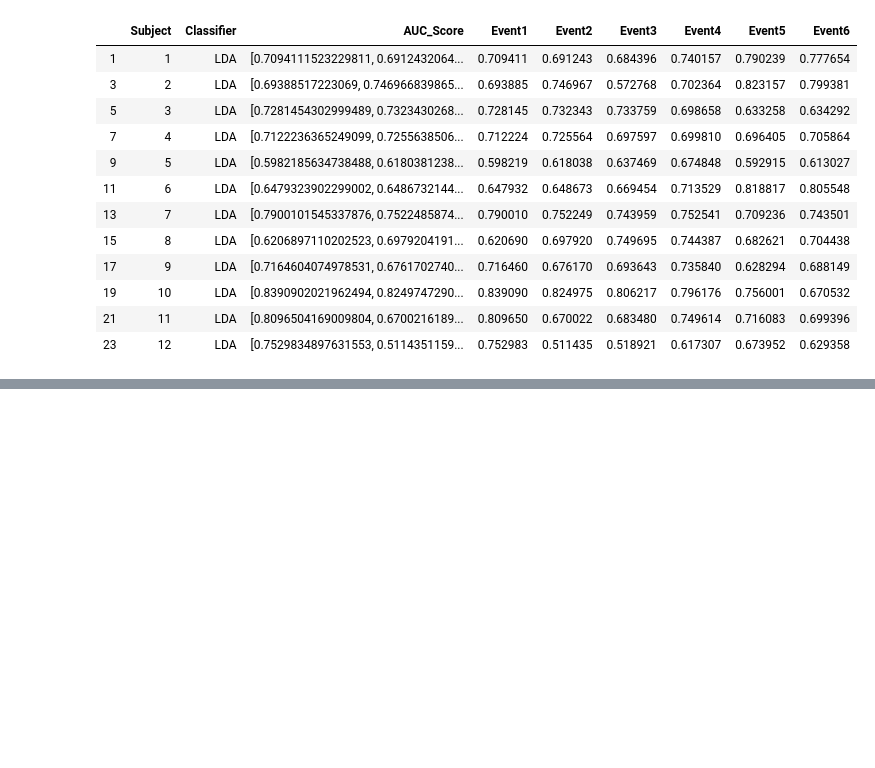
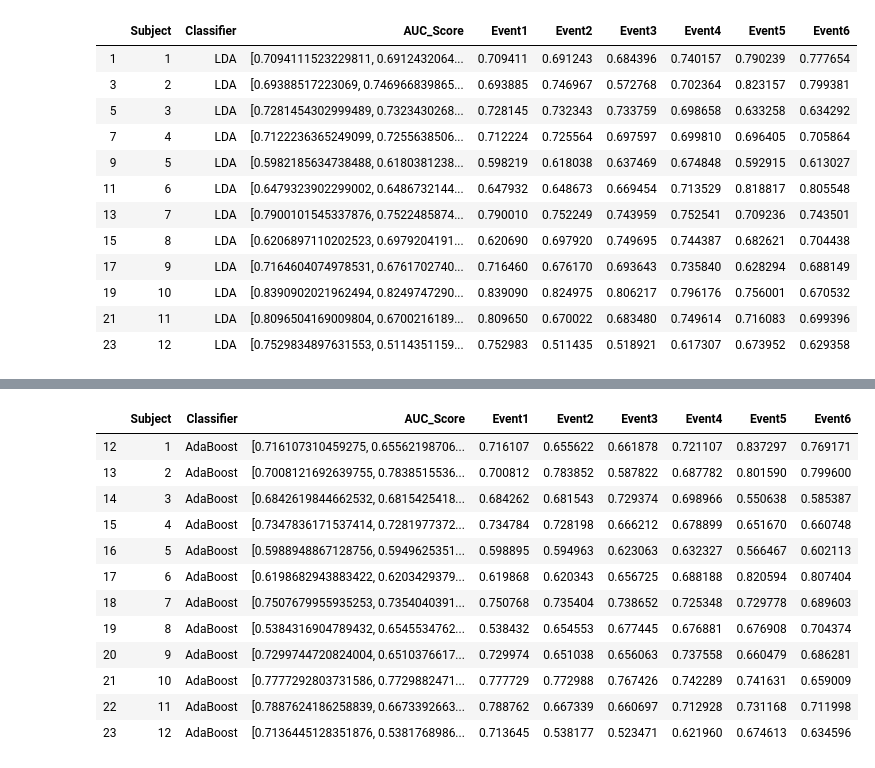
Before and after one commit to minavukovic/COGS189Project, a Jupyter notebook: Visualizations.ipynb, the cells around one changed output, grey strips where cells are left out. Saved outputs shown, nothing was run; the diff lists cells and outputs as text; code cells hidden in the pictures; blank space fills up the shorter version.

```diff
--- a/Visualizations.ipynb
+++ b/Visualizations.ipynb
@@ -218,3 +229,19 @@ df_svm
 | 9 | 10 | Support Vector Machine | [0.5947261444802182, 0.5009145906... | 0.594726 | 0.500915 | 0.713022 | 0.651317 | 0.649885 | 0.532334 |
 | 10 | 11 | Support Vector Machine | [0.7556306220503823, 0.5518844010... | 0.755631 | 0.551884 | 0.580945 | 0.509183 | 0.474775 | 0.654434 |
 | 11 | 12 | Support Vector Machine | [0.33936701446066103, 0.525943001... | 0.339367 | 0.525943 | 0.481686 | 0.559402 | 0.507583 | 0.558531 |
+# %%
+df_ada
+# %% [output]
+|  | Subject | Classifier | AUC_Score | Event1 | Event2 | Event3 | Event4 | Event5 | Event6 |
+| 12 | 1 | AdaBoost | [0.716107310459275, 0.65562198706... | 0.716107 | 0.655622 | 0.661878 | 0.721107 | 0.837297 | 0.769171 |
+| 13 | 2 | AdaBoost | [0.7008121692639755, 0.7838515536... | 0.700812 | 0.783852 | 0.587822 | 0.687782 | 0.801590 | 0.799600 |
+| 14 | 3 | AdaBoost | [0.6842619844662532, 0.6815425418... | 0.684262 | 0.681543 | 0.729374 | 0.698966 | 0.550638 | 0.585387 |
+| 15 | 4 | AdaBoost | [0.7347836171537414, 0.7281977372... | 0.734784 | 0.728198 | 0.666212 | 0.678899 | 0.651670 | 0.660748 |
+| 16 | 5 | AdaBoost | [0.5988948867128756, 0.5949625351... | 0.598895 | 0.594963 | 0.623063 | 0.632327 | 0.566467 | 0.602113 |
+| 17 | 6 | AdaBoost | [0.6198682943883422, 0.6203429379... | 0.619868 | 0.620343 | 0.656725 | 0.688188 | 0.820594 | 0.807404 |
+| 18 | 7 | AdaBoost | [0.7507679955935253, 0.7354040391... | 0.750768 | 0.735404 | 0.738652 | 0.725348 | 0.729778 | 0.689603 |
+| 19 | 8 | AdaBoost | [0.5384316904789432, 0.6545534762... | 0.538432 | 0.654553 | 0.677445 | 0.676881 | 0.676908 | 0.704374 |
+| 20 | 9 | AdaBoost | [0.7299744720824004, 0.6510376617... | 0.729974 | 0.651038 | 0.656063 | 0.737558 | 0.660479 | 0.686281 |
+| 21 | 10 | AdaBoost | [0.7777292803731586, 0.7729882471... | 0.777729 | 0.772988 | 0.767426 | 0.742289 | 0.741631 | 0.659009 |
+| 22 | 11 | AdaBoost | [0.7887624186258839, 0.6673392663... | 0.788762 | 0.667339 | 0.660697 | 0.712928 | 0.731168 | 0.711998 |
+| 23 | 12 | AdaBoost | [0.7136445128351876, 0.5381768986... | 0.713645 | 0.538177 | 0.523471 | 0.621960 | 0.674613 | 0.634596 |
```
Also changed, not shown: parts of 3 cells of this notebook.
